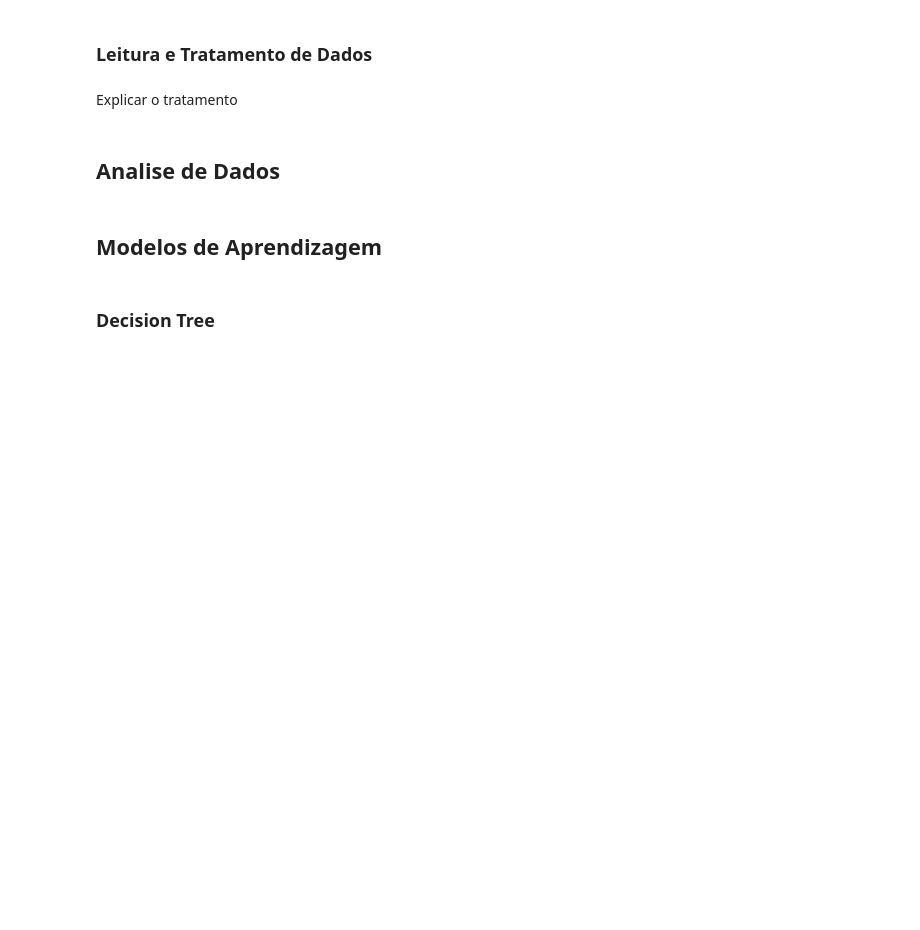
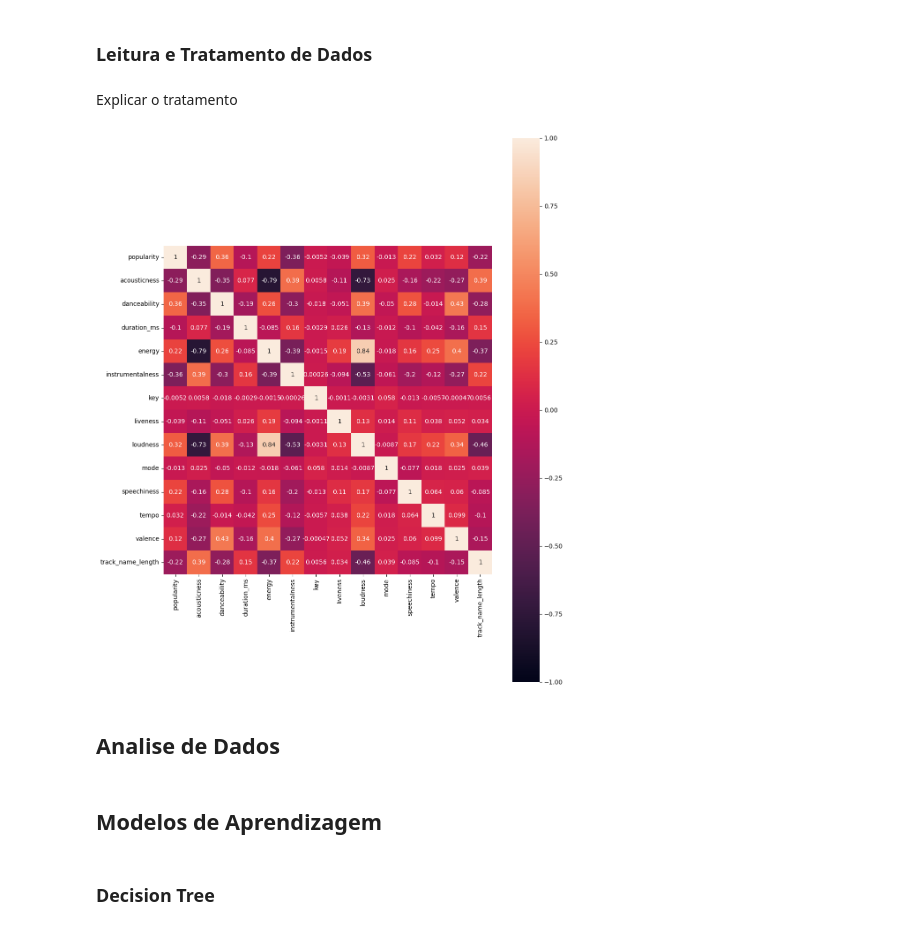
Before and after one commit to DiogoVieira63/DAA, a Jupyter notebook: grupo/grupo.ipynb, the cells around one changed output. Drawn from its saved outputs; the diff is of its cells as text; code cells hidden in the pictures; blank space fills up the shorter version.

```diff
--- a/grupo/grupo.ipynb
+++ b/grupo/grupo.ipynb
@@ -88,10 +108,14 @@ print(df['duration_ms'].value_counts())
 # %%
 
 def correlation(df):
     corr_matrix = df.corr()
     f, ax = plt.subplots(figsize=(12, 16))
     sns.heatmap(corr_matrix, vmin=-1, vmax=1, square=True, annot=True)
     plt.show()
+
+correlation(df)
+# %% [output]
+[figure, added]
 # %% [markdown]
 ## Analise de Dados
 # %% [markdown]
```
Also changed, not shown: parts of 10 cells of this notebook, 1 other file.
